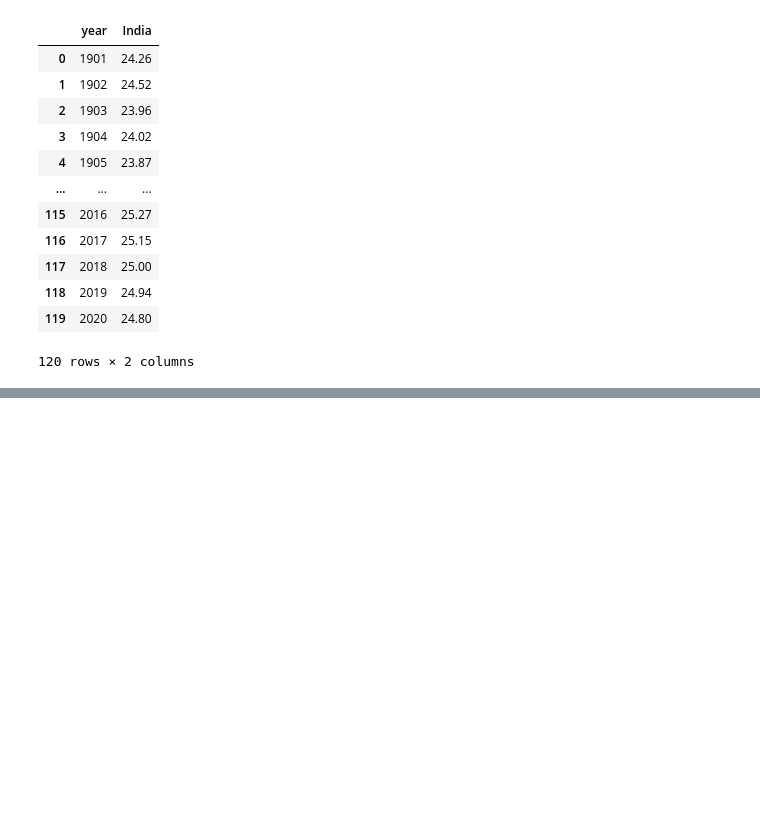
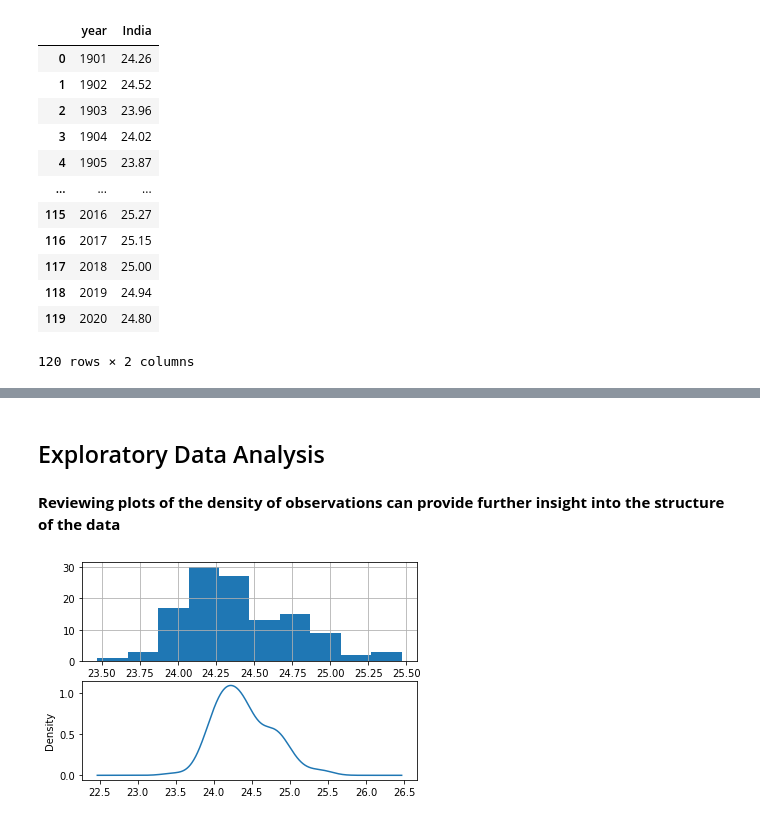
Before and after one commit to ganeshXb/Carbon-Emissions-Ecological-Footprint-Research, a Jupyter notebook: Notebooks/[WNB]-Temperature-change-forecasting.ipynb, the cells around one changed output, grey strips where cells are left out. Saved outputs shown, nothing was run; the diff lists cells and outputs as text; code cells hidden in the pictures; blank space fills up the shorter version.

```diff
--- a/Notebooks/[WNB]-Temperature-change-forecasting.ipynb
+++ b/Notebooks/[WNB]-Temperature-change-forecasting.ipynb
@@ -174,0 +142,14 @@ df_India
+# %% [markdown]
+## Exploratory Data Analysis
+# %% [markdown]
+**Reviewing plots of the density of observations can provide further insight into the structure of the data**
+# %%
+#observe density of per capita emissions
+pyplot.figure(1)
+pyplot.subplot(211)
+df_India.temperature.hist()
+pyplot.subplot(212)
+df_India.temperature.plot(kind='kde')
+pyplot.show()
+# %% [output]
+[figure, added]
```
Also changed, not shown: parts of 45 cells of this notebook, 1 other file.
